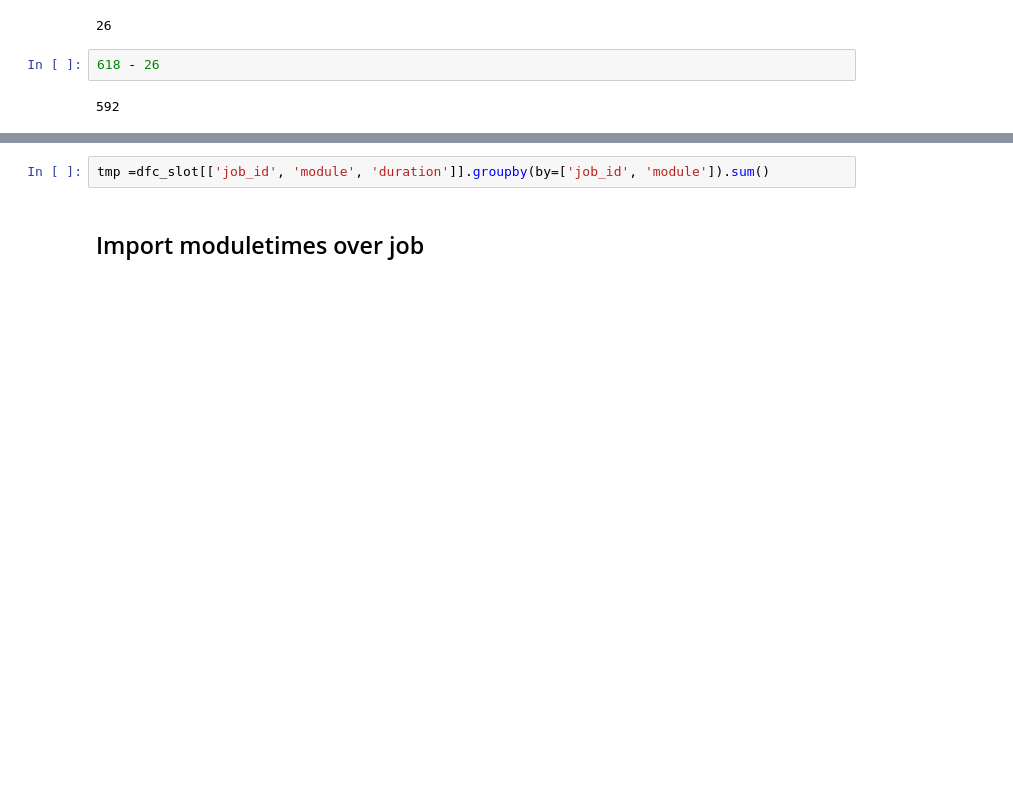
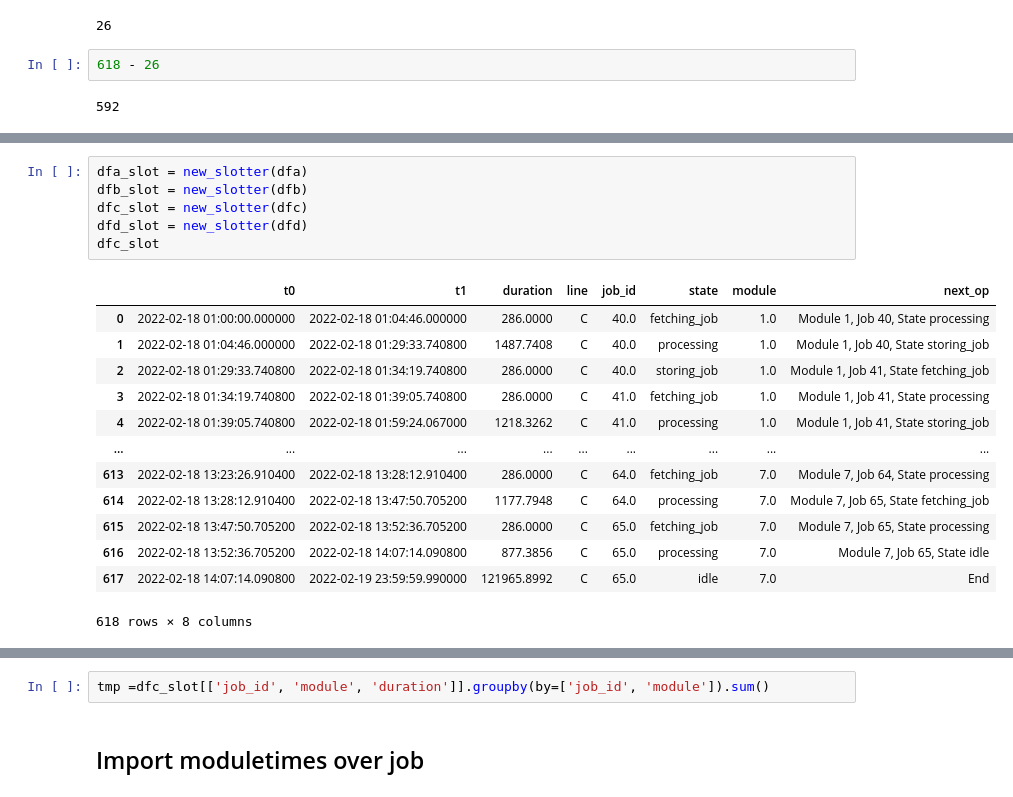
Before and after one commit to jerryzhch/unit8_hackathon, a Jupyter notebook: coder.ipynb, the cells around one changed output, grey strips where cells are left out. Cells and saved outputs as stored; diff of their text form; blank space fills up the shorter version.

```diff
--- a/coder.ipynb
+++ b/coder.ipynb
@@ -338,0 +393,20 @@ dfc_slot = slotter(dfc)
+# %%
+dfa_slot = new_slotter(dfa)
+dfb_slot = new_slotter(dfb)
+dfc_slot = new_slotter(dfc)
+dfd_slot = new_slotter(dfd)
+dfc_slot
+# %% [output]
+|  | t0 | t1 | duration | line | job_id | state | module | next_op |
+| 0 | 2022-02-18 01:00:00.000000 | 2022-02-18 01:04:46.000000 | 286.0000 | C | 40.0 | fetching_job | 1.0 | Module 1, Job 40, State processing |
+| 1 | 2022-02-18 01:04:46.000000 | 2022-02-18 01:29:33.740800 | 1487.7408 | C | 40.0 | processing | 1.0 | Module 1, Job 40, State storing_job |
+| 2 | 2022-02-18 01:29:33.740800 | 2022-02-18 01:34:19.740800 | 286.0000 | C | 40.0 | storing_job | 1.0 | Module 1, Job 41, State fetching_job |
+| 3 | 2022-02-18 01:34:19.740800 | 2022-02-18 01:39:05.740800 | 286.0000 | C | 41.0 | fetching_job | 1.0 | Module 1, Job 41, State processing |
+| 4 | 2022-02-18 01:39:05.740800 | 2022-02-18 01:59:24.067000 | 1218.3262 | C | 41.0 | processing | 1.0 | Module 1, Job 41, State storing_job |
+| ... | ... | ... | ... | ... | ... | ... | ... | ... |
+| 613 | 2022-02-18 13:23:26.910400 | 2022-02-18 13:28:12.910400 | 286.0000 | C | 64.0 | fetching_job | 7.0 | Module 7, Job 64, State processing |
+| 614 | 2022-02-18 13:28:12.910400 | 2022-02-18 13:47:50.705200 | 1177.7948 | C | 64.0 | processing | 7.0 | Module 7, Job 65, State fetching_job |
+| 615 | 2022-02-18 13:47:50.705200 | 2022-02-18 13:52:36.705200 | 286.0000 | C | 65.0 | fetching_job | 7.0 | Module 7, Job 65, State processing |
+| 616 | 2022-02-18 13:52:36.705200 | 2022-02-18 14:07:14.090800 | 877.3856 | C | 65.0 | processing | 7.0 | Module 7, Job 65, State idle |
+| 617 | 2022-02-18 14:07:14.090800 | 2022-02-19 23:59:59.990000 | 121965.8992 | C | 65.0 | idle | 7.0 | End |
+618 rows × 8 columns
```
Also changed, not shown: parts of 94 cells of this notebook, 1 other file.
